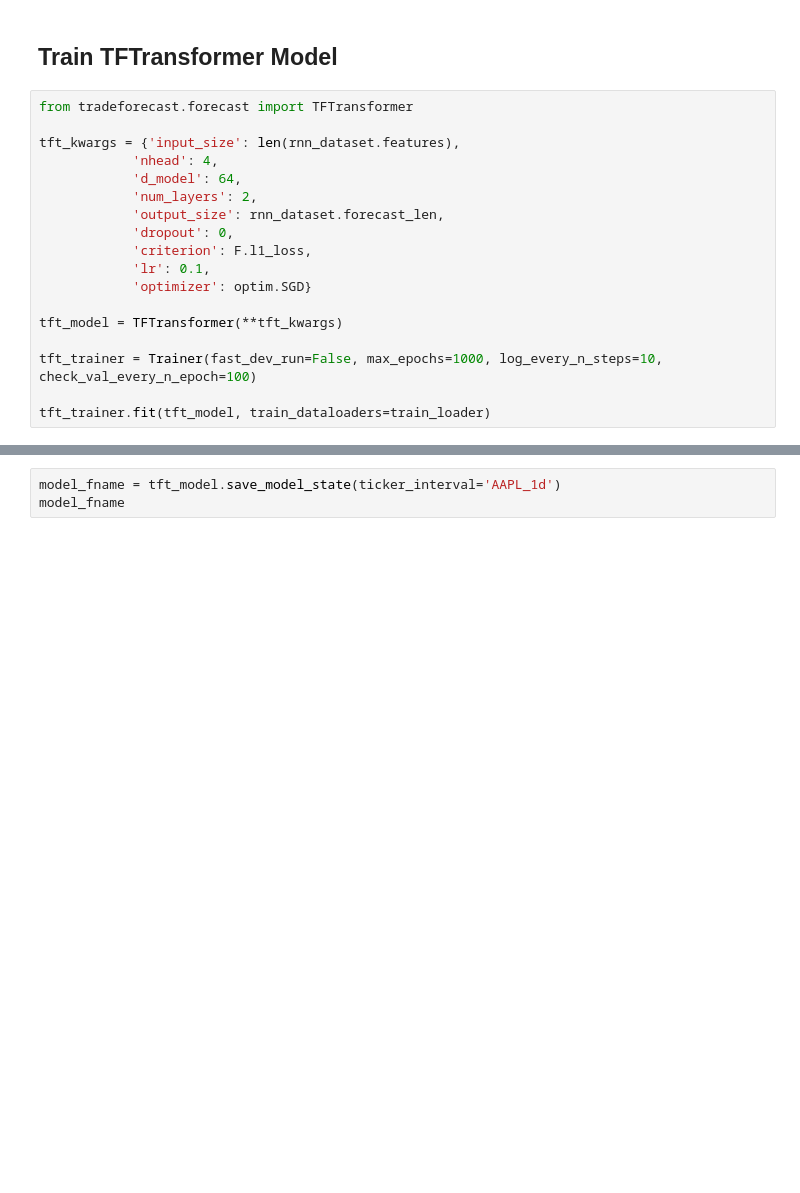
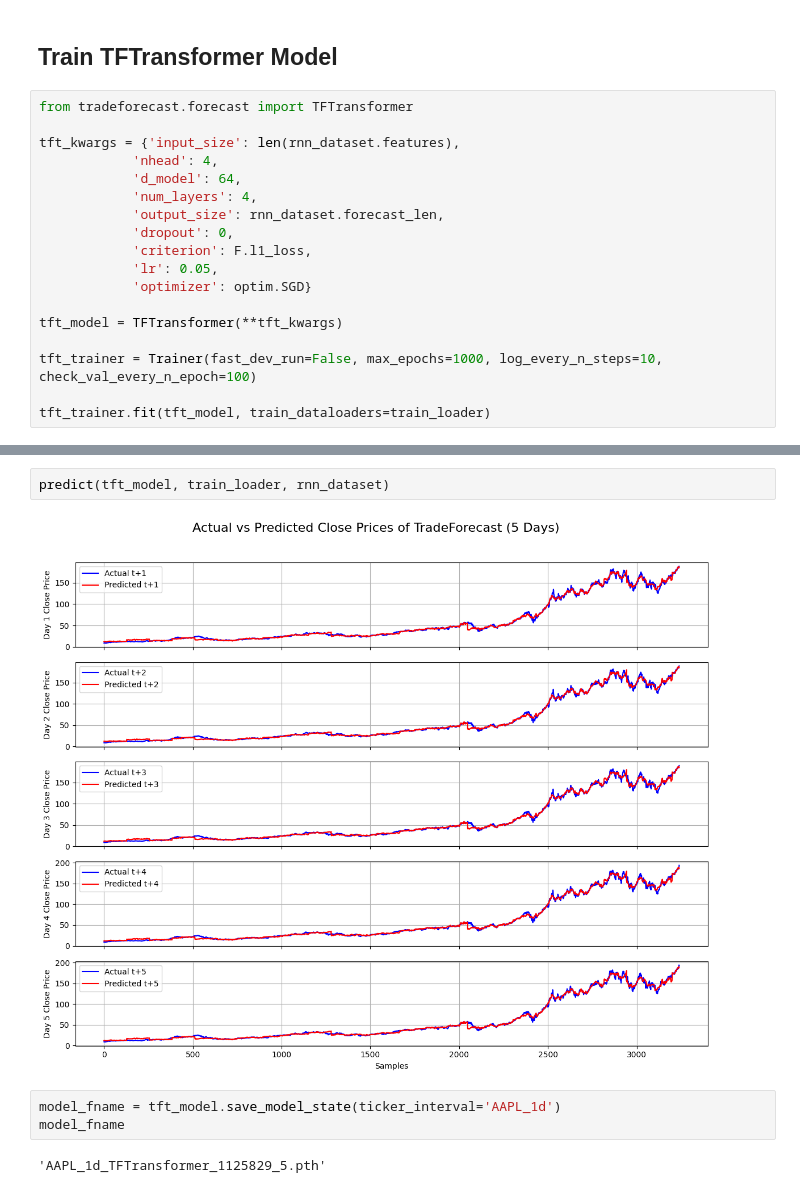
Before and after one commit to vinay-ram1999/TradeForecast, a Jupyter notebook: notebooks/training.ipynb, the cells around one changed output, grey strips where cells are left out. Cells and saved outputs as stored; diff of their text form; blank space fills up the shorter version.

```diff
--- a/notebooks/training.ipynb
+++ b/notebooks/training.ipynb
@@ -195,11 +202,11 @@ from tradeforecast.forecast import TFTransformer
 tft_kwargs = {'input_size': len(rnn_dataset.features),
             'nhead': 4,
             'd_model': 64,
-            'num_layers': 2,
+            'num_layers': 4,
             'output_size': rnn_dataset.forecast_len,
             'dropout': 0,
             'criterion': F.l1_loss,
-            'lr': 0.1,
+            'lr': 0.05,
             'optimizer': optim.SGD}
 
 tft_model = TFTransformer(**tft_kwargs)
@@ -236,3 +252,9 @@ predict(tft_model, test_loader, rnn_dataset)
+# %%
+predict(tft_model, train_loader, rnn_dataset)
+# %% [output]
+[figure, added]
 # %%
 model_fname = tft_model.save_model_state(ticker_interval='AAPL_1d')
 model_fname
+# %% [output]
+'AAPL_1d_TFTransformer_1125829_5.pth'
```
Also changed, not shown: parts of 15 cells of this notebook, 9 other files.
